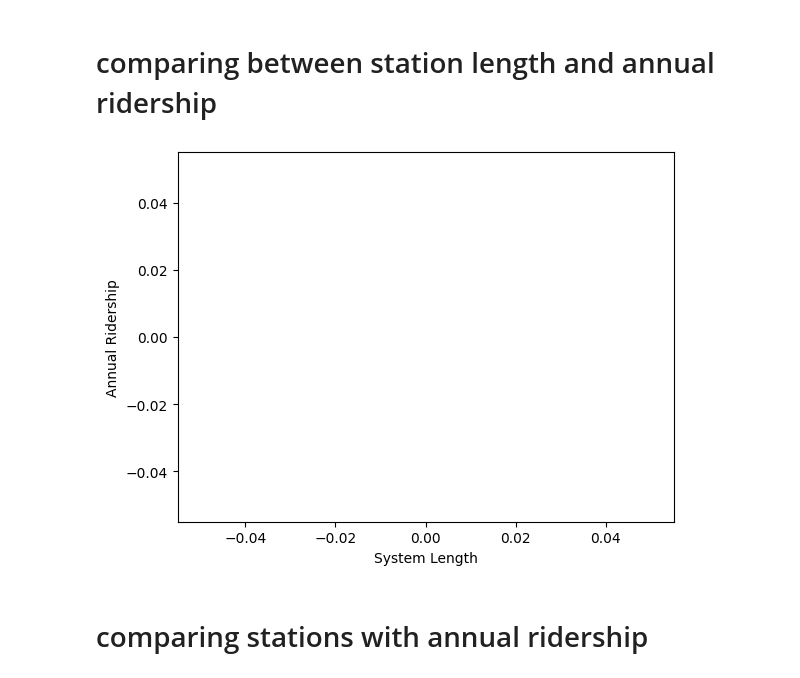
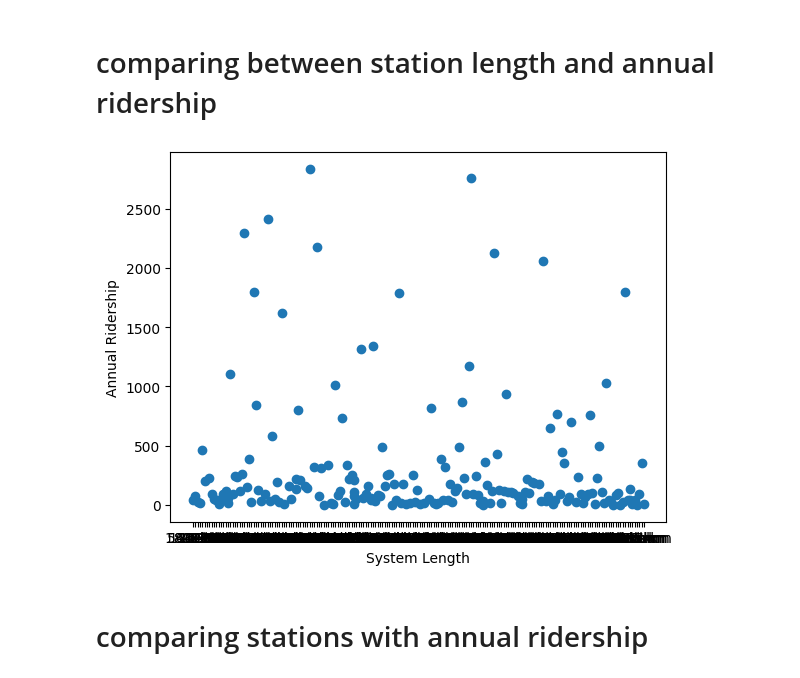
Before and after one commit to Murega14/metro_transport, a Jupyter notebook: metro.ipynb, the cells around one changed output. Cells and saved outputs as stored; diff of their text form; code cells hidden in the pictures.

```diff
--- a/metro.ipynb
+++ b/metro.ipynb
@@ -170,23 +170,19 @@ Country: India
 # %%
 import matplotlib.pyplot as plt
 
-# Converting columns to numeric types
-metro['system_length(km)'] = pd.to_numeric(metro['System length'], errors='coerce')
-metro['annual_ridership'] = pd.to_numeric(metro['Annual Ridership'], errors='coerce')
 
-
-station_length = metro['system_length(km)']
-annual_ridership = metro['annual_ridership']
+station_length = metro['System length']
+annual_ridership = metro['Annual Ridership']
 
 # Create a scatter plot
 plt.scatter(station_length, annual_ridership)
 plt.xlabel('System Length')
 plt.ylabel('Annual Ridership')
 
 # Show the plot
 plt.show()
 # %% [output]
-[figure, old version]
+[figure, new version]
 # %% [markdown]
 # comparing stations with annual ridership
 # %%
```
